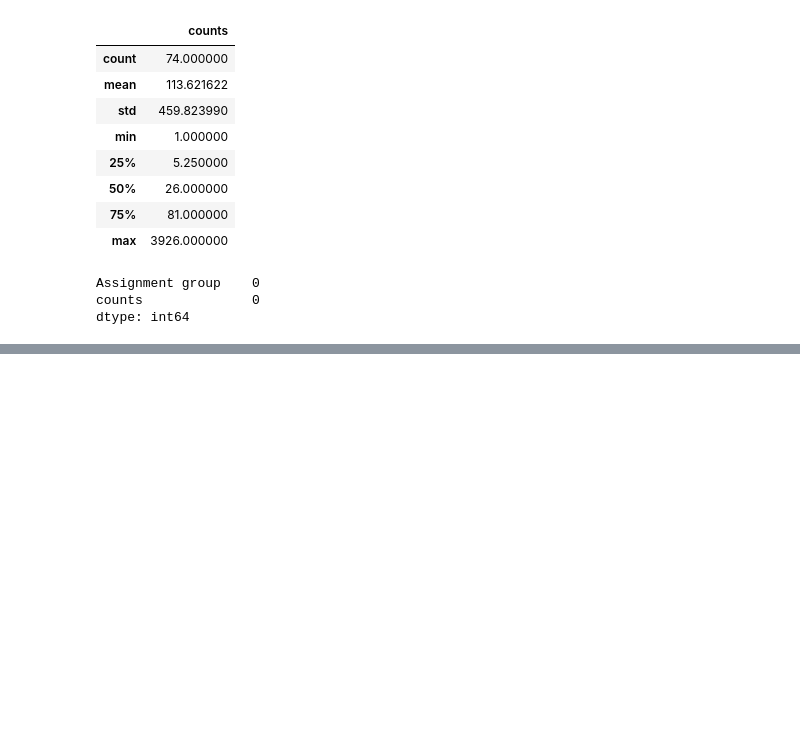
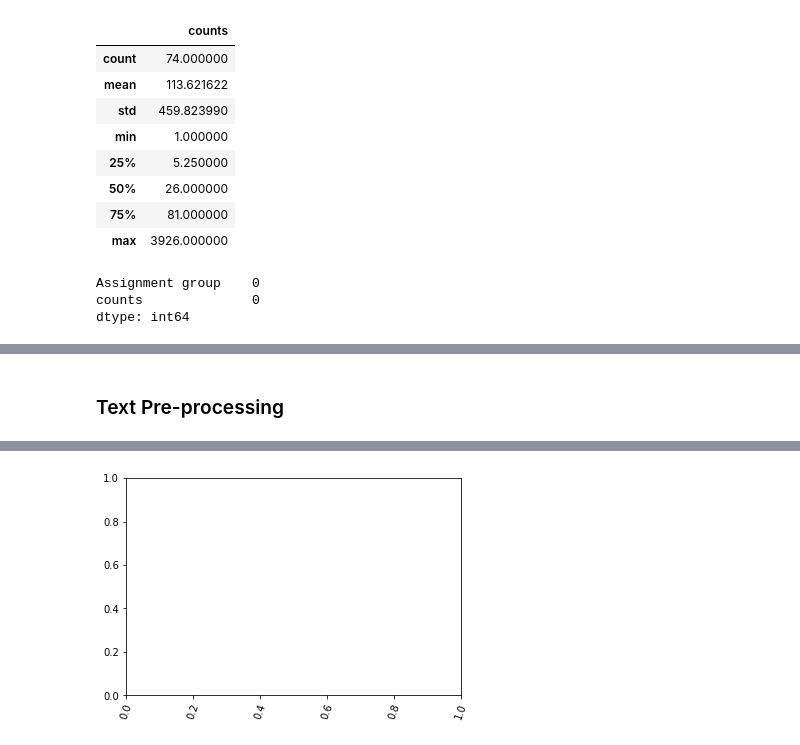
Before and after one commit to arvind2047/gl_capstone, a Jupyter notebook: GL_AIML_Capstone_Sep2020.ipynb, the cells around one changed output, grey strips where cells are left out. Drawn from its saved outputs; the diff is of its cells as text; code cells hidden in the pictures; blank space fills up the shorter version.

```diff
--- a/GL_AIML_Capstone_Sep2020.ipynb
+++ b/GL_AIML_Capstone_Sep2020.ipynb
@@ -217,0 +370,14 @@ dtype: int64
+# %% [markdown]
+### Text Pre-processing
+# %%
+import nltk
+import string
+from nltk import FreqDist
+nltk.download('stopwords')
+from nltk.tokenize import word_tokenize
+from nltk.corpus import stopwords, wordnet
+from nltk.stem import WordNetLemmatizer
+plt.xticks(rotation=70)
+pd.options.mode.chained_assignment = None
+pd.set_option('display.max_colwidth', 100)
+# %% [output]
@@ -217,0 +386 @@ dtype: int64
+[figure, added]
```
Also changed, not shown: parts of 39 cells of this notebook.
